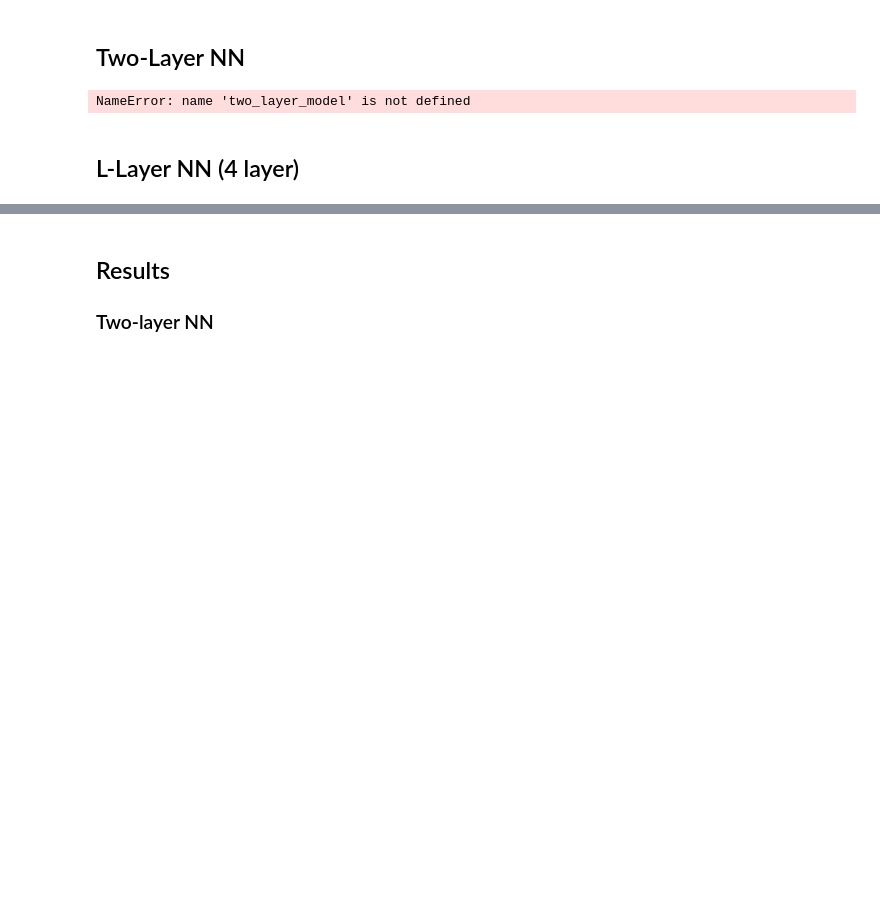
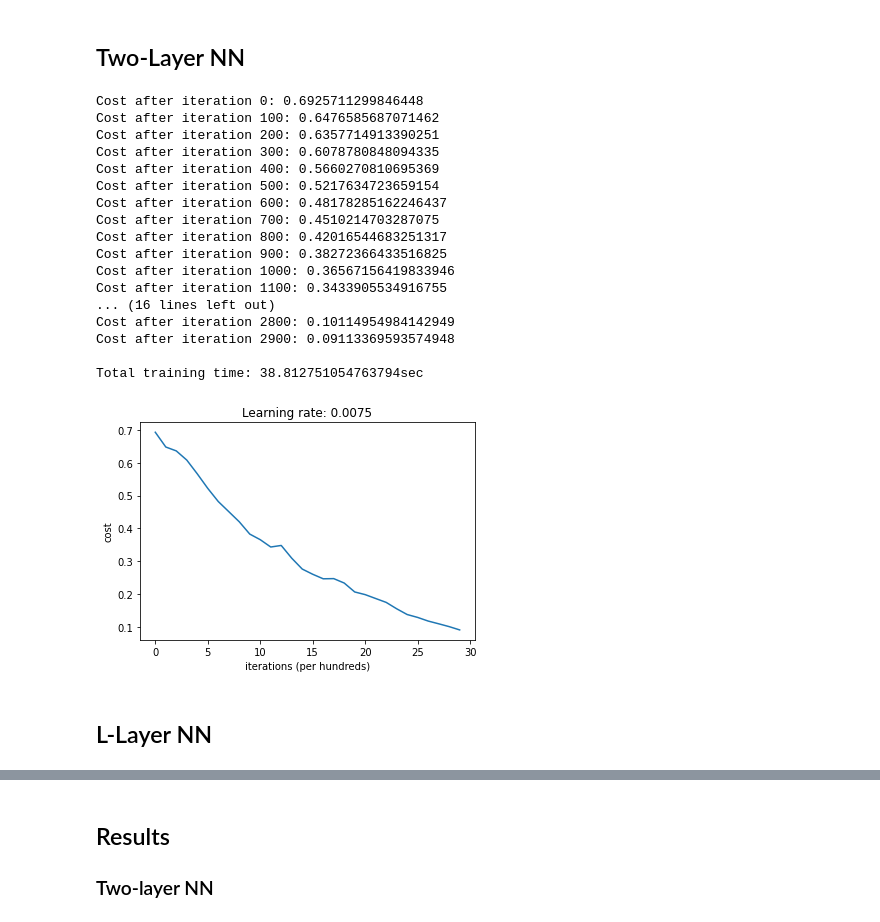
Before and after one commit to jihan1218/Coursera-DL, a Jupyter notebook: Building_DNN/DNN_cat_image_classifier.ipynb, the cells around one changed output, grey strips where cells are left out. Cells and saved outputs as stored; diff of their text form; code cells hidden in the pictures; blank space fills up the shorter version.

```diff
--- a/Building_DNN/DNN_cat_image_classifier.ipynb
+++ b/Building_DNN/DNN_cat_image_classifier.ipynb
@@ -29,18 +30,38 @@ print("test_x.shape: " + str(test_x.shape))
 # %% [output]
 train_x.shape: (12288, 209)
 test_x.shape: (12288, 50)
+# %%
+n_x = train_x.shape[0]
+n_h = 7
+n_y = 1
+dims_two_layer = (n_x, n_h, n_y)
 # %% [markdown]
 ## Two-Layer NN
-# %%
-n_x = train_x.shape[0]
-n_h = 7
-n_y = 1
-dims_two_layer = [n_x, n_h, n_y]
-
-parameters_two = two_layer_model(train_x, train_y, layer_dims=dims_two_layer, print_cost=True)
-# %% [output]
-NameError: name 'two_layer_model' is not defined
+# %%
+start = time.time()
+parameters_two = two_layer_model(train_x, train_y, layer_dims=dims_two_layer, print_cost=True)
+end = time.time()
+print("\nTotal training time: " + str(end - start) + "sec")
+# %% [output]
+Cost after iteration 0: 0.6925711299846448
+Cost after iteration 100: 0.6476585687071462
+Cost after iteration 200: 0.6357714913390251
+Cost after iteration 300: 0.6078780848094335
+Cost after iteration 400: 0.5660270810695369
+Cost after iteration 500: 0.5217634723659154
+Cost after iteration 600: 0.48178285162246437
+Cost after iteration 700: 0.4510214703287075
+Cost after iteration 800: 0.42016544683251317
+Cost after iteration 900: 0.38272366433516825
+Cost after iteration 1000: 0.36567156419833946
+Cost after iteration 1100: 0.3433905534916755
+... (16 lines left out)
+Cost after iteration 2800: 0.10114954984142949
+Cost after iteration 2900: 0.09113369593574948
+
+Total training time: 38.812751054763794sec
+[figure, added]
 # %% [markdown]
-## L-Layer NN (4 layer)
+## L-Layer NN
 # %%
 dims_l_layer= [n_x, 20, 7, 5, 1]
```
Also changed, not shown: parts of 5 cells of this notebook, 2 other files.
